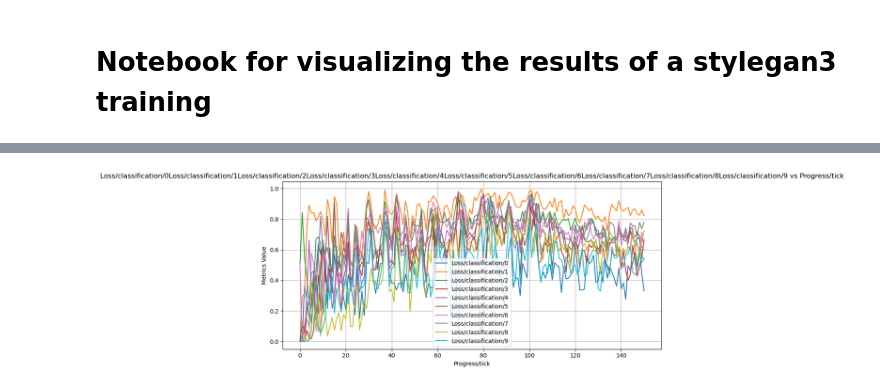
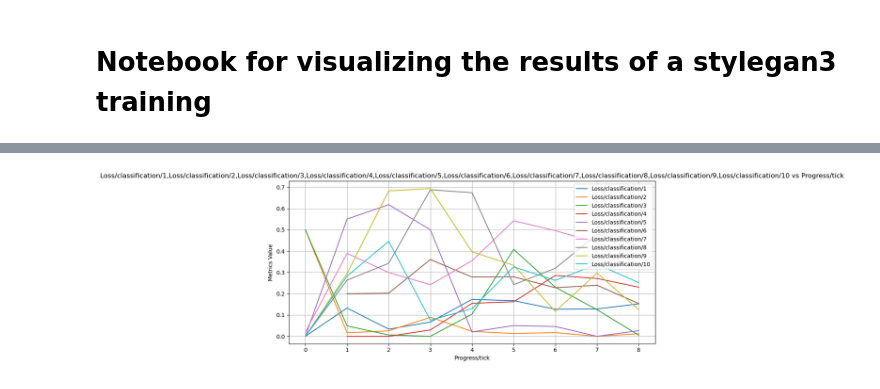
Before and after one commit to antongomez/Conditional-StyleGAN3, a Jupyter notebook: graphics.ipynb, the cells around one changed output, grey strips where cells are left out. Drawn from its saved outputs; the diff is of its cells as text; code cells hidden in the pictures.

Commit message:
work with oitaven patches in rgb

```diff
--- a/graphics.ipynb
+++ b/graphics.ipynb
@@ -4,13 +4,16 @@
 import os, json
 import matplotlib.pyplot as plt
 
-results_dir = "training-runs/MNIST"
-experiment_name = "00003-stylegan3-t-mnist-gpus2-batch64-gamma0.125"
+results_dir = "training-runs/OITAVEN"
+experiment_name = "00000-stylegan3-t-oitaven-gpus2-batch64-gamma0.125"
 file_name = "stats.jsonl"
 
 file_path = os.path.join(results_dir, experiment_name, file_name)
 if not os.path.isfile(file_path):
     print(f"Error: The file {file_path} does not exist.")
+
+# Labels for the classes
+class_labels = range(1, 11)
 # %%
 import numpy as np
 
@@ -143,5 +232,5 @@ def plot_avg_accuracy(data):
 # %%
 jsonl_data = read_jsonl(file_path)
-metrics = extract_metrics(jsonl_data)
+metrics = extract_metrics(jsonl_data, class_labels=class_labels)
 plot_metric(metrics, metrics=["Loss/D/loss", "Loss/G/loss"], x_axis="Progress/kimg")
 # %% [output]
@@ -176,0 +244,9 @@ Average accuracies over the last 10 ticks: [0.63206193 0.62512435 0.62289257 0.6
+# %%
+classification_metrics = extract_classification_metrics(jsonl_data, class_labels=class_labels)
+metrics["overall_accuracy"] = compute_overall_accuracy(classification_metrics)
+plot_accuracies(
+    metrics,
+    class_labels=class_labels,
+    plot_std_in_avg_accuracy=False,
+    plot_type="overall",
+)
@@ -177,4 +291,4 @@ Average accuracies over the last 10 ticks: [0.63206193 0.62512435 0.62289257 0.6
 # %%
-plot_metric(metrics, metrics=[f"Loss/classification/{c}" for c in range(10)], x_axis="Progress/tick", marker=None)
+plot_metric(metrics, metrics=[f"Loss/classification/{c}" for c in class_labels], x_axis="Progress/tick", marker=None)
 # %% [output]
-[figure, old version]
+[figure, new version]
```
Also changed, not shown: parts of 7 cells of this notebook, 5 other files.
